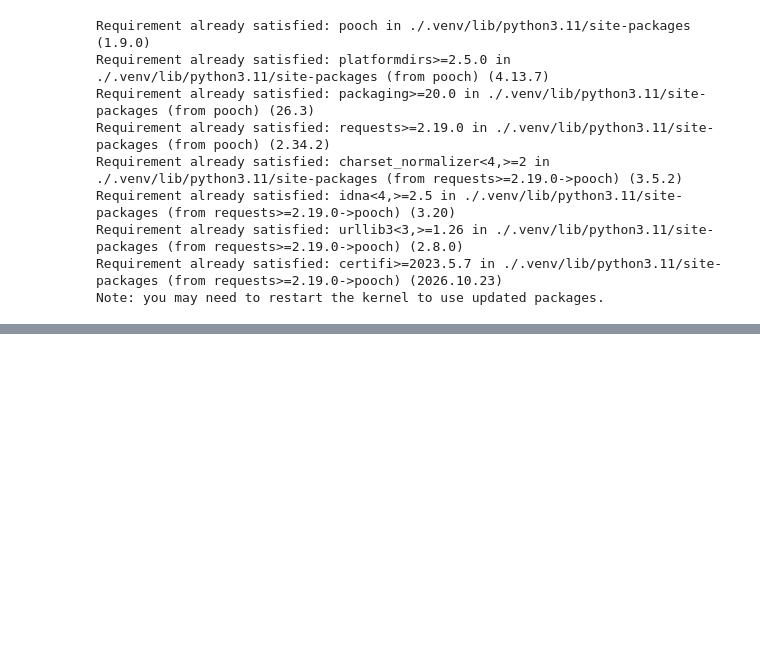
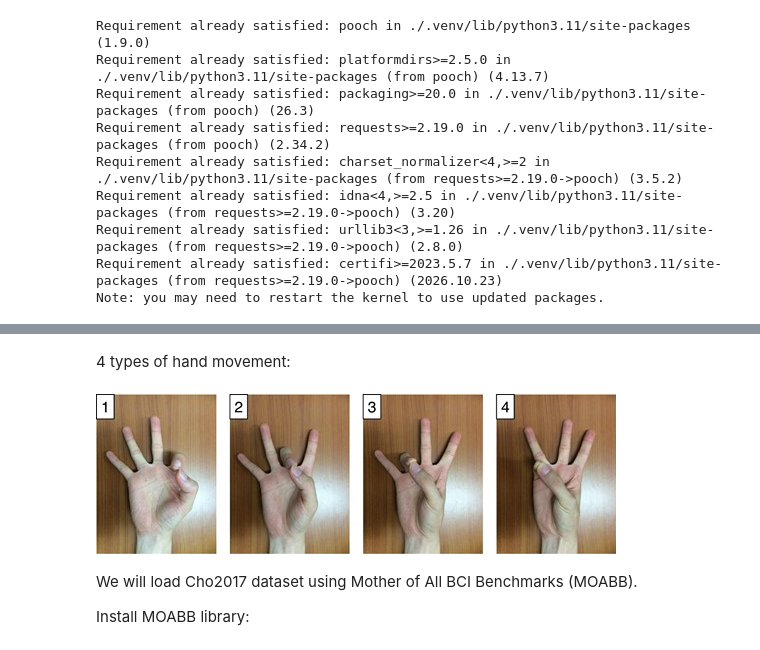
Before and after one commit to alarxx/BCI_Midterm_Project, a Jupyter notebook: project.ipynb, the cells around one changed output, grey strips where cells are left out. Cells and saved outputs as stored; diff of their text form; code cells hidden in the pictures; blank space fills up the shorter version.

```diff
--- a/project.ipynb
+++ b/project.ipynb
@@ -155,3 +238,15 @@ EEG data were collected using 64 Ag/AgCl active electrodes. A 64-channel montage
+# %% [markdown]
+4 types of hand movement:
+# %%
+from IPython.display import Image, display
+
+display(Image(filename="assets/hand_movements.jpeg"))
+# %% [output]
+[figure, added]
+# %% [markdown]
+We will load Cho2017 dataset using Mother of All BCI Benchmarks (MOABB).
+
+Install MOABB library:
 # %%
 %pip install moabb
 # %% [output]
```
Also changed, not shown: parts of 25 cells of this notebook, 12 other files.
